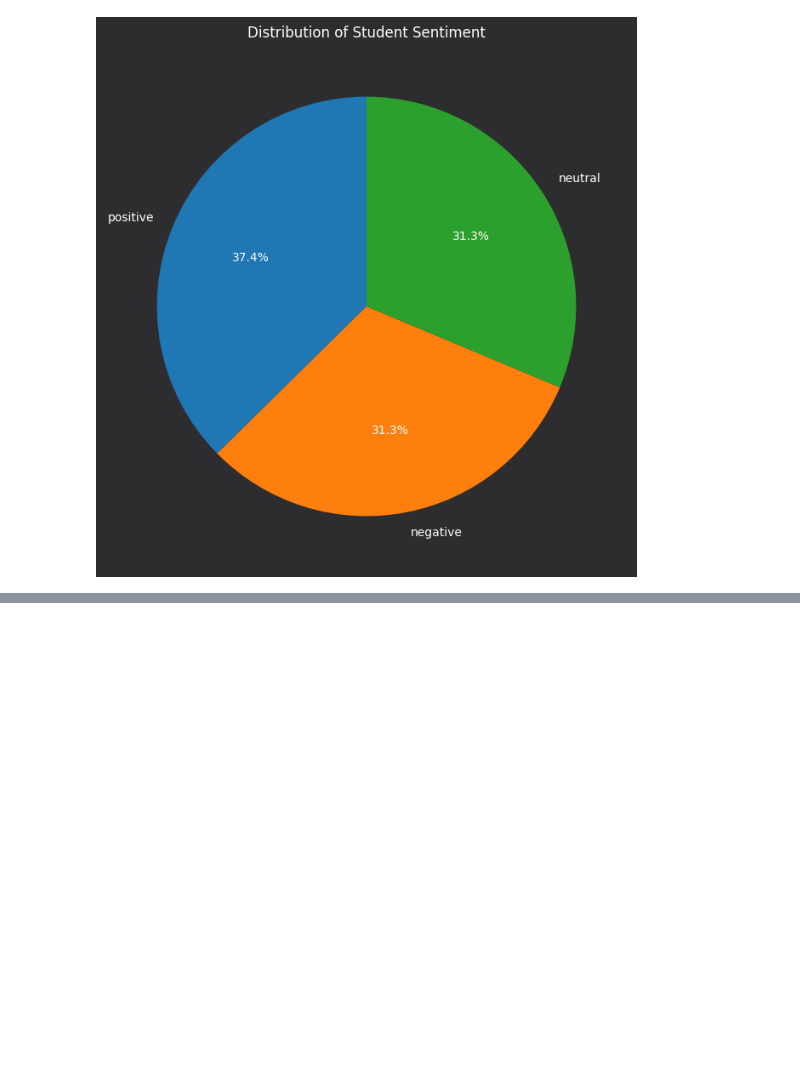
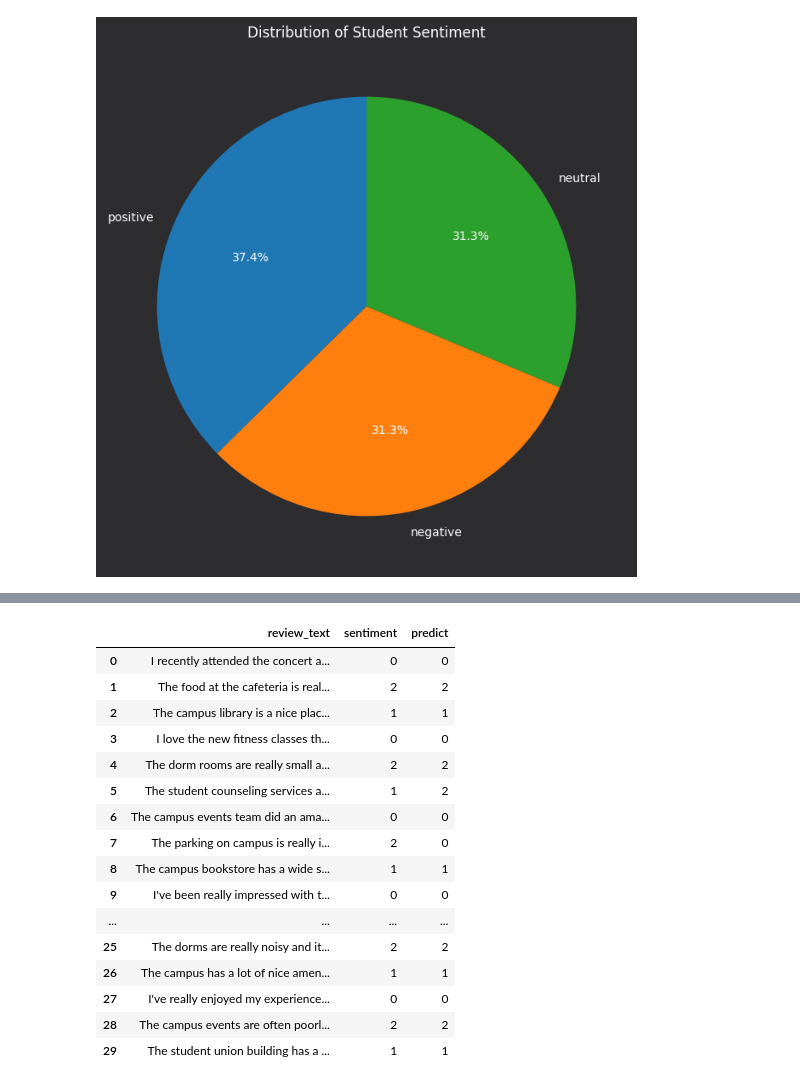
Before and after one commit to messi10tom/Fine-Tuning-BERT-for-Sentiment-Analysis, a Jupyter notebook: train_finetune.ipynb, the cells around one changed output, grey strips where cells are left out. Saved outputs shown, nothing was run; the diff lists cells and outputs as text; code cells hidden in the pictures; blank space fills up the shorter version.

```diff
--- a/train_finetune.ipynb
+++ b/train_finetune.ipynb
@@ -72,0 +46,7 @@ tokenizer = BertTokenizer.from_pretrained('bert-base-uncased', do_lower_case=Tru
+# %%
+# the directory where your model is saved
+model_dir = './results'
+
+# Load the fine-tuned model and tokenizer
+model = BertForSequenceClassification.from_pretrained(model_dir)
+tokenizer = BertTokenizer.from_pretrained(model_dir)
@@ -72,0 +75,26 @@ tokenizer = BertTokenizer.from_pretrained('bert-base-uncased', do_lower_case=Tru
+# %%
+test_data = pd.read_csv('./test_data.csv')
+test_data = predict_sentiment_from_df(test_data)
+
+mapping = {'positive': 0, 'neutral': 1, 'negative': 2}
+# Apply the mapping to the entire DataFrame using applymap
+test_data[['sentiment', 'predict']] = test_data[['sentiment', 'predict']].applymap(mapping.get)
+test_data
+# %% [output]
+|  | review_text | sentiment | predict |
+| 0 | I recently attended the concert a... | 0 | 0 |
+| 1 | The food at the cafeteria is real... | 2 | 2 |
+| 2 | The campus library is a nice plac... | 1 | 1 |
+| 3 | I love the new fitness classes th... | 0 | 0 |
+| 4 | The dorm rooms are really small a... | 2 | 2 |
+| 5 | The student counseling services a... | 1 | 2 |
+| 6 | The campus events team did an ama... | 0 | 0 |
+| 7 | The parking on campus is really i... | 2 | 0 |
+| 8 | The campus bookstore has a wide s... | 1 | 1 |
+| 9 | I've been really impressed with t... | 0 | 0 |
+| ... | ... | ... | ... |
+| 25 | The dorms are really noisy and it... | 2 | 2 |
+| 26 | The campus has a lot of nice amen... | 1 | 1 |
+| 27 | I've really enjoyed my experience... | 0 | 0 |
+| 28 | The campus events are often poorl... | 2 | 2 |
+| 29 | The student union building has a ... | 1 | 1 |
```
Also changed, not shown: parts of 6 cells of this notebook, 10 other files.
